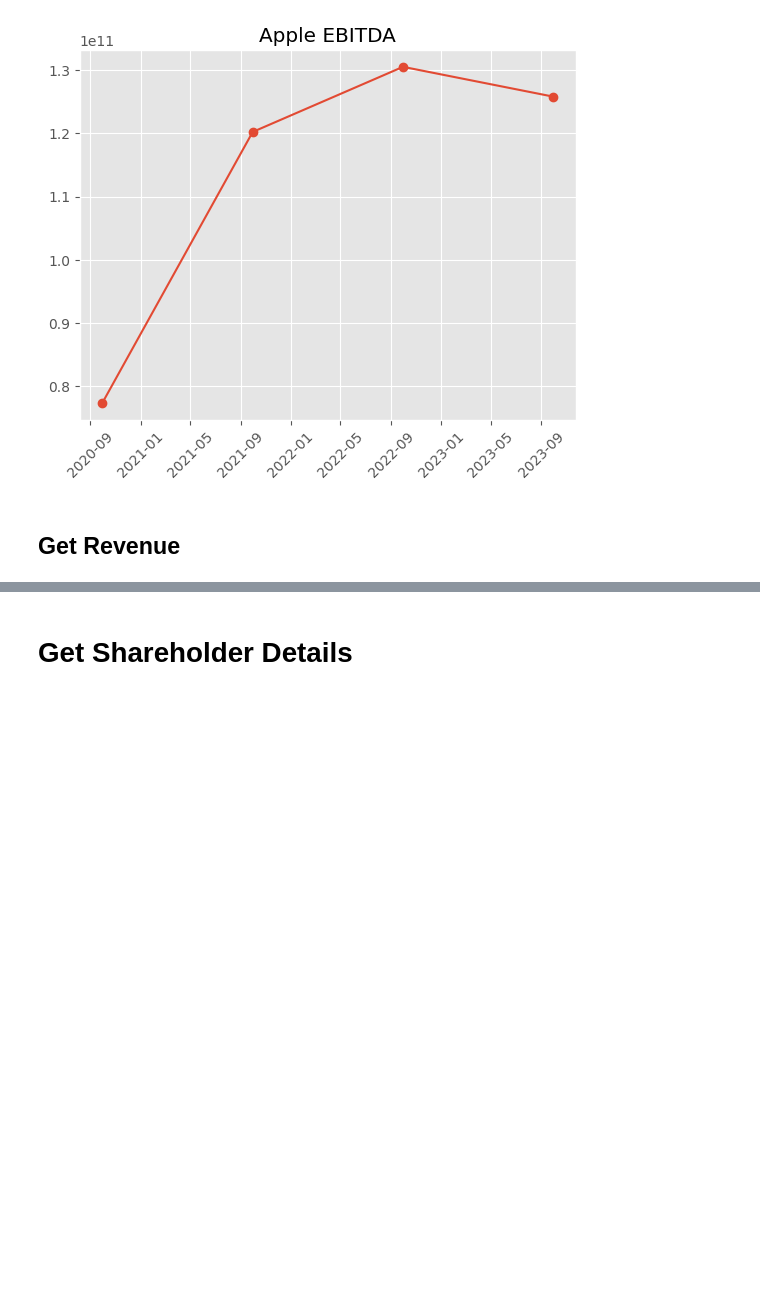
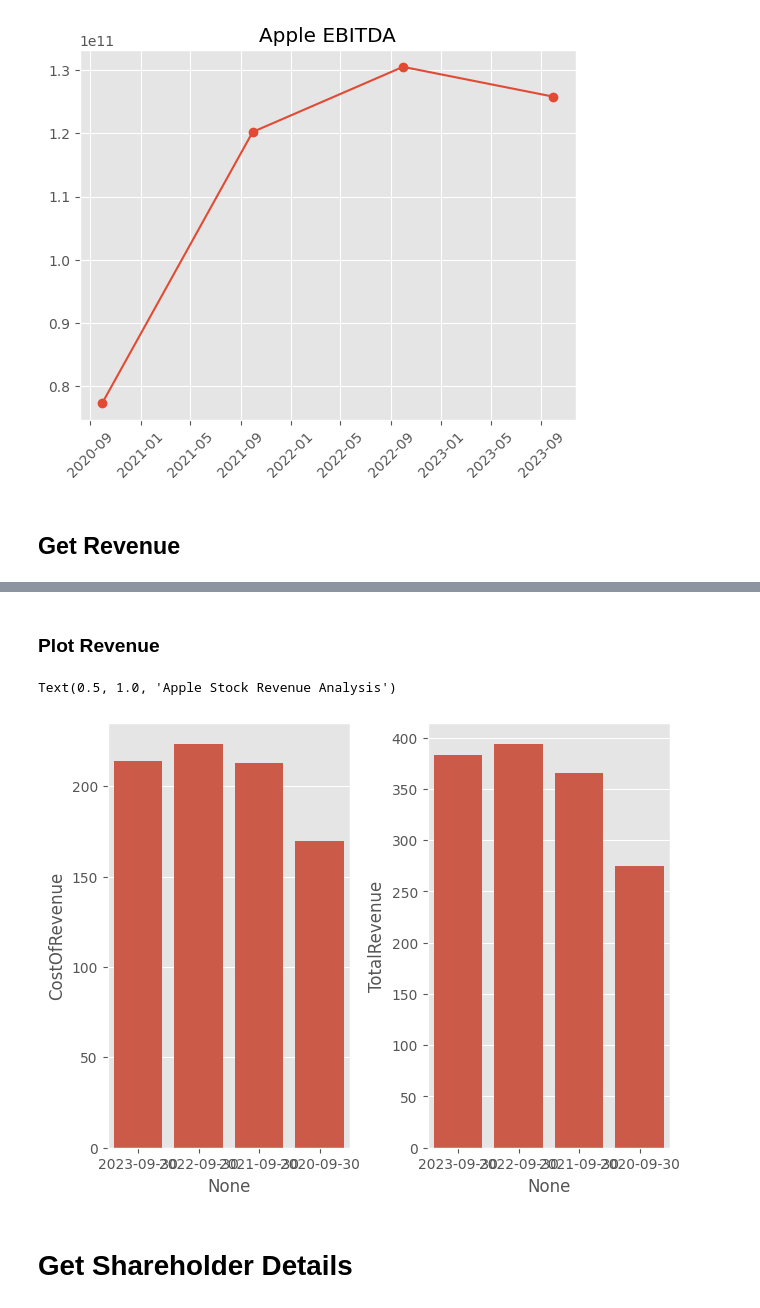
Before and after one commit to akshayyewle/Marketing-Analytics, a Jupyter notebook: 05 Yahoo Finance Tutorial/Python Code - 29 Nov 2023.ipynb, the cells around one changed output, grey strips where cells are left out. Drawn from its saved outputs; the diff is of its cells as text; code cells hidden in the pictures; blank space fills up the shorter version.

```diff
--- a/05 Yahoo Finance Tutorial/Python Code - 29 Nov 2023.ipynb
+++ b/05 Yahoo Finance Tutorial/Python Code - 29 Nov 2023.ipynb
@@ -191,3 +276,6 @@ Text(0.5, 1.0, 'Apple EBITDA')
 [figure]
 # %% [markdown]
 ## **Get Revenue**
+# %%
+Apple_Revenue = Apple_Stock_Data.get_financials().loc['CostOfRevenue':"OperatingRevenue"]
+Apple_Revenue
@@ -193,0 +287,7 @@ Text(0.5, 1.0, 'Apple EBITDA')
+# %%
+# Transpose The Data
+Apple_Revenue = Apple_Revenue.T
+
+# Conver Values To Billions
+Apple_Revenue = Apple_Revenue/(10**9)
+Apple_Revenue
@@ -194,3 +300,14 @@ Text(0.5, 1.0, 'Apple EBITDA')
+# %% [markdown]
+### **Plot Revenue**
+# %%
+fig,axs = plt.subplots(1,2,layout='constrained')
+sns.barplot(Apple_Revenue,x=Apple_Revenue.index,y='CostOfRevenue',ax=axs[0])
+sns.barplot(Apple_Revenue,x=Apple_Revenue.index,y='TotalRevenue',ax=axs[1])
+ax.set_ylabel('Revenue in Billion USD')
+ax.set_title('Apple Stock Revenue Analysis')
+# %% [output]
+Text(0.5, 1.0, 'Apple Stock Revenue Analysis')
+[figure, added]
 # %% [markdown]
 # **Get Shareholder Details**
 # %% [markdown]
```
Also changed, not shown: parts of 70 cells of this notebook, 1 other file.
